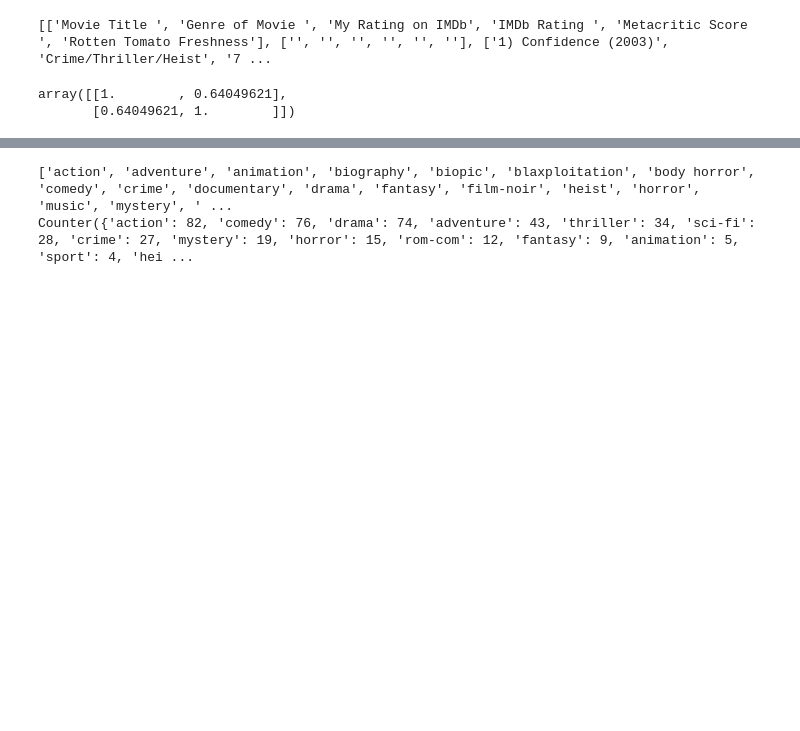
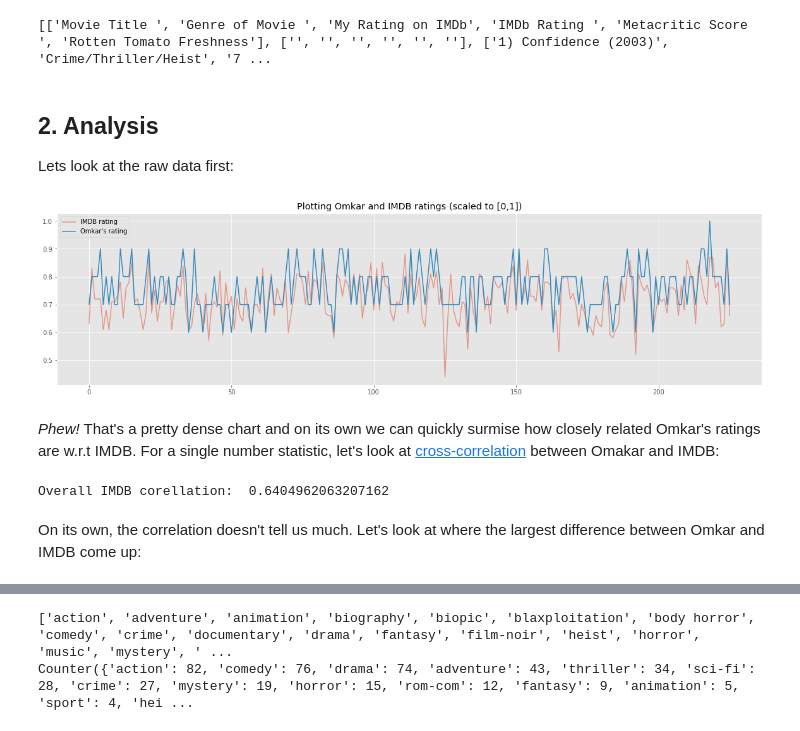
Before and after one commit to shivaghose/omkar_movie_analysis, a Jupyter notebook: analysis.ipynb, the cells around one changed output, grey strips where cells are left out. Saved outputs shown, nothing was run; the diff lists cells and outputs as text; code cells hidden in the pictures; blank space fills up the shorter version.

Commit message:
graphs are nice: plot the diff b/w omkar and imdb

```diff
--- a/analysis.ipynb
+++ b/analysis.ipynb
@@ -6,3 +14,7 @@ from collections import Counter
+# %%
+# pretty plotting
+plt.style.use('ggplot')
+plt.rcParams['figure.figsize'] = [20, 5]
 # %%
 # First lets parse the data
 reader = csv.reader(open("movie_recommendations.csv", "rb"), delimiter=",")
@@ -15,7 +27,7 @@ print data
 # Note: the data is stored as strings, so we need to process it some more
 text_data = np.array(data[2:])
 
-movie_titles = text_data[:,0]
+movie_titles = [unicode(title, 'utf-8') for title in text_data[:,0]]
 raw_movie_genres = text_data[:,1]
 raw_omkar_ratings = text_data[:,2]
 raw_imdb_ratings = text_data[:,3]
@@ -37,9 +49,26 @@ def string_to_numpy(string_arr):
 
 omkar_ratings = string_to_numpy(raw_omkar_ratings)
 imdb_ratings = string_to_numpy(raw_imdb_ratings)
-# %%
-# Now lets look at how well Omkar's rating correlates with IMDB across all genres
-np.corrcoef(omkar_ratings, imdb_ratings)
-# %% [output]
-array([[1.        , 0.64049621],
-       [0.64049621, 1.        ]])
+# %% [markdown]
+## 2. Analysis
+
+Lets look at the raw data first:
+# %%
+assert len(imdb_ratings) == len(movie_titles)
+# plt.xticks(range(len(imdb_ratings)), movie_titles, rotation=90) # <- too messy :(
+# Remember, we scalled all scores to [0,1]!
+plt.plot(imdb_ratings, alpha=0.5, label="IMDB rating")
+plt.plot(omkar_ratings, alpha=1.0, label="Omkar's rating")
+plt.legend()
+plt.title('Plotting Omkar and IMDB ratings (scaled to [0,1])')
+plt.show()
+# %% [output]
+[figure, added]
+# %% [markdown]
+_Phew!_ That's a pretty dense chart and on its own we can quickly surmise how closely related Omkar's ratings are w.r.t IMDB. For a single number statistic, let's look at [cross-correlation](https://en.wikipedia.org/wiki/Cross-correlation) between Omakar and IMDB:
+# %%
+print "Overall IMDB corellation: ",np.corrcoef(omkar_ratings, imdb_ratings)[0,1]
+# %% [output]
+Overall IMDB corellation:  0.6404962063207162
+# %% [markdown]
+On its own, the correlation doesn't tell us much. Let's look at where the largest difference between Omkar and IMDB come up:
```
Also changed, not shown: parts of 8 cells of this notebook.
